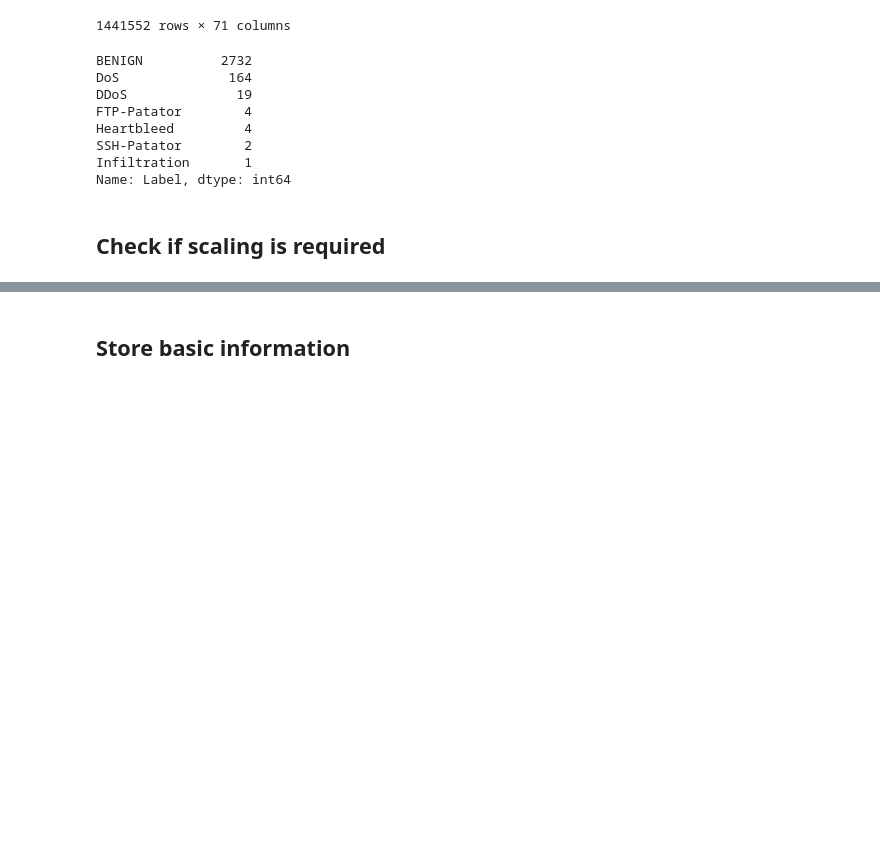
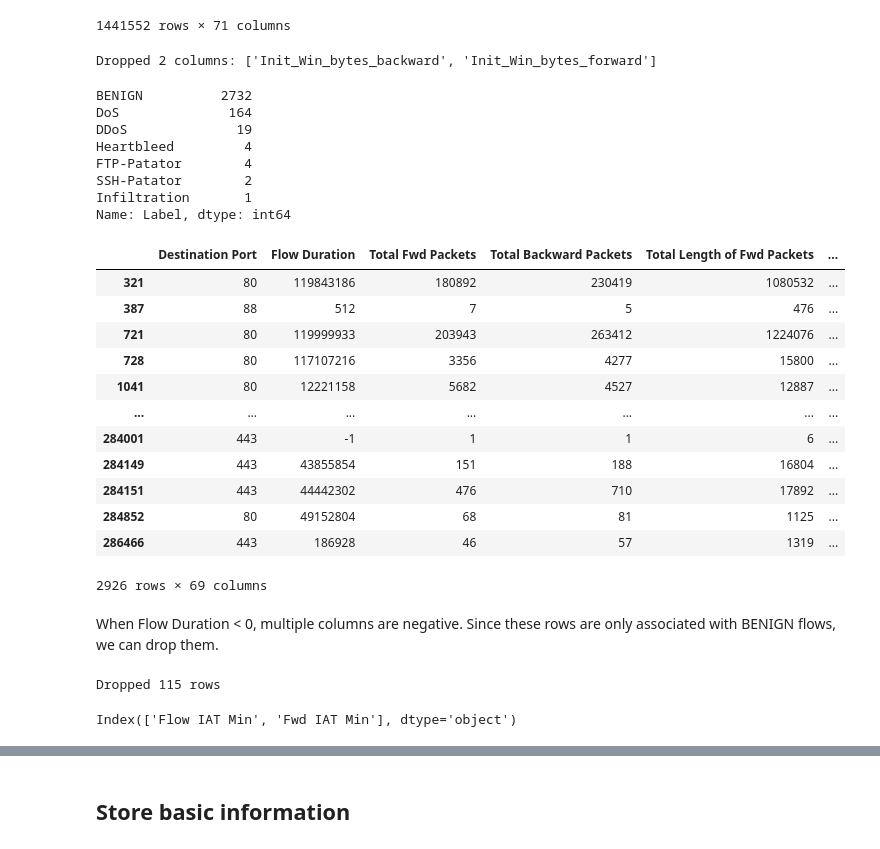
Before and after one commit to ireydiak/anomaly_detection_NRCAN, a Jupyter notebook: data_process/process_ids2017.ipynb, the cells around one changed output, grey strips where cells are left out. Drawn from its saved outputs; the diff is of its cells as text; code cells hidden in the pictures; blank space fills up the shorter version.

```diff
--- a/data_process/process_ids2017.ipynb
+++ b/data_process/process_ids2017.ipynb
@@ -6,15 +6,13 @@ from sklearn.preprocessing import MinMaxScaler
 from collections import defaultdict
 
 # Base path where to find the dataset
-base_path = "../data/IDS2017"
+base_path = "../data/IDS2017/original"
 # Base path where processed dataset will be stored
 export_path = "../data/IDS2017"
 # Name of the file summarizing the preprocessing
 info_fname = "ids2017_info.csv"
-# File name of the original dataset
-fname = ""
 # File name of the cleaned/processed dataset
-export_fname = "ids2017.npy"
+export_fname = "ids2017.csv"
 # Used to track preprocessing steps
 stats = defaultdict()
 # %%
@@ -27,7 +25,7 @@ for f in os.listdir(base_path):
 stats["dropped_cols"] = ""
 stats["n_dropped_cols"] = 0
 stats["n_dropped_rows"] = 0
-stats["n_instances"] = df.shape[0]
+stats["n_instances"] = len(df)
 stats["n_features"] = df.shape[1] - 1
 stats["anomaly_ratio"] = "{:2.4f}".format((df["Label"] != "BENIGN").sum() / len(df))
 df.head(5)
@@ -247,14 +245,16 @@ stats["n_dropped_cols"] += len(to_drop)
 stats["dropped_cols"] = stats["dropped_cols"] + ", ".join(to_drop)
 num_cols = df.select_dtypes(include=np.number).columns
 print("Dropped {} columns: {}".format(len(to_drop), to_drop))
+# %% [output]
+Dropped 2 columns: ['Init_Win_bytes_backward', 'Init_Win_bytes_forward']
 # %%
 df[(df[num_cols] < 0).any(1)]["Label"].value_counts()
 # %% [output]
 BENIGN          2732
 DoS              164
 DDoS              19
+Heartbleed         4
 FTP-Patator        4
-Heartbleed         4
 SSH-Patator        2
 Infiltration       1
 Name: Label, dtype: int64
@@ -269,2 +261,30 @@ Name: Label, dtype: int64
-# %% [markdown]
-## Check if scaling is required
+# %%
+df[(df[num_cols] < 0).any(1)]
+# %% [output]
+|  | Destination Port | Flow Duration | Total Fwd Packets | Total Backward Packets | Total Length of Fwd Packets | ... |
+| 321 | 80 | 119843186 | 180892 | 230419 | 1080532 | ... |
+| 387 | 88 | 512 | 7 | 5 | 476 | ... |
+| 721 | 80 | 119999933 | 203943 | 263412 | 1224076 | ... |
+| 728 | 80 | 117107216 | 3356 | 4277 | 15800 | ... |
+| 1041 | 80 | 12221158 | 5682 | 4527 | 12887 | ... |
+| ... | ... | ... | ... | ... | ... | ... |
+| 284001 | 443 | -1 | 1 | 1 | 6 | ... |
+| 284149 | 443 | 43855854 | 151 | 188 | 16804 | ... |
+| 284151 | 443 | 44442302 | 476 | 710 | 17892 | ... |
+| 284852 | 80 | 49152804 | 68 | 81 | 1125 | ... |
+| 286466 | 443 | 186928 | 46 | 57 | 1319 | ... |
+2926 rows × 69 columns
+# %% [markdown]
+When Flow Duration < 0, multiple columns are negative. Since these rows are only associated with BENIGN flows, we can drop them.
+# %%
+n_dropped = (df["Flow Duration"] < 0).sum()
+stats["n_dropped_rows"] += n_dropped
+df = df[df["Flow Duration"] >= 0]
+print("Dropped {} rows".format(n_dropped))
+# %% [output]
+Dropped 115 rows
+# %%
+neg_cols_when_anomalies = df[num_cols].columns[(df[num_cols][((df[num_cols]).any(1)) & (df["Label"] != "BENIGN")] < 0).sum() > 0]
+neg_cols_when_anomalies
+# %% [output]
+Index(['Flow IAT Min', 'Fwd IAT Min'], dtype='object')
```
Also changed, not shown: parts of 11 cells of this notebook, 2 other files.
